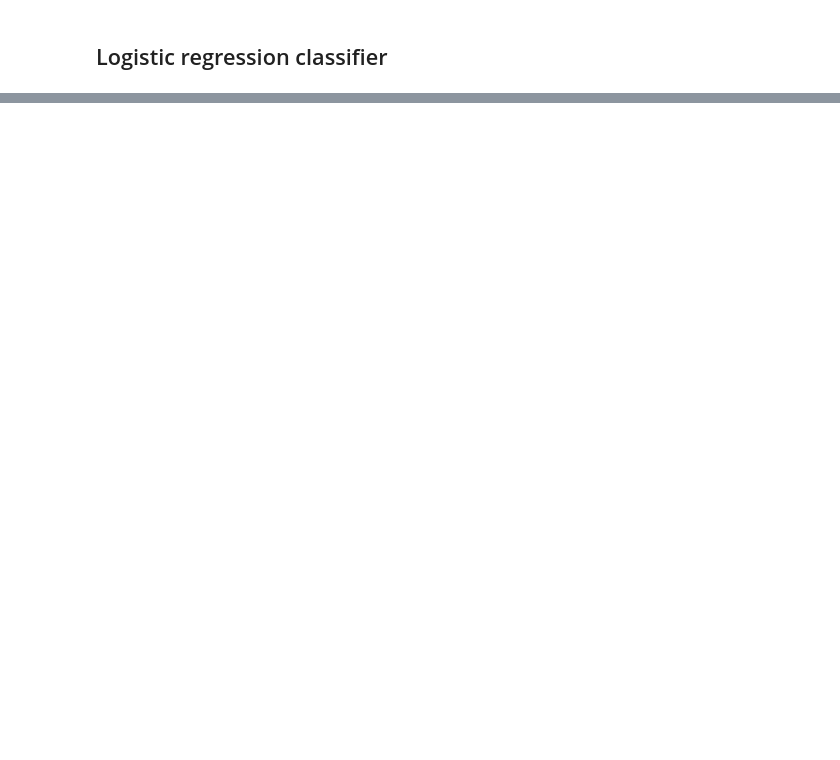
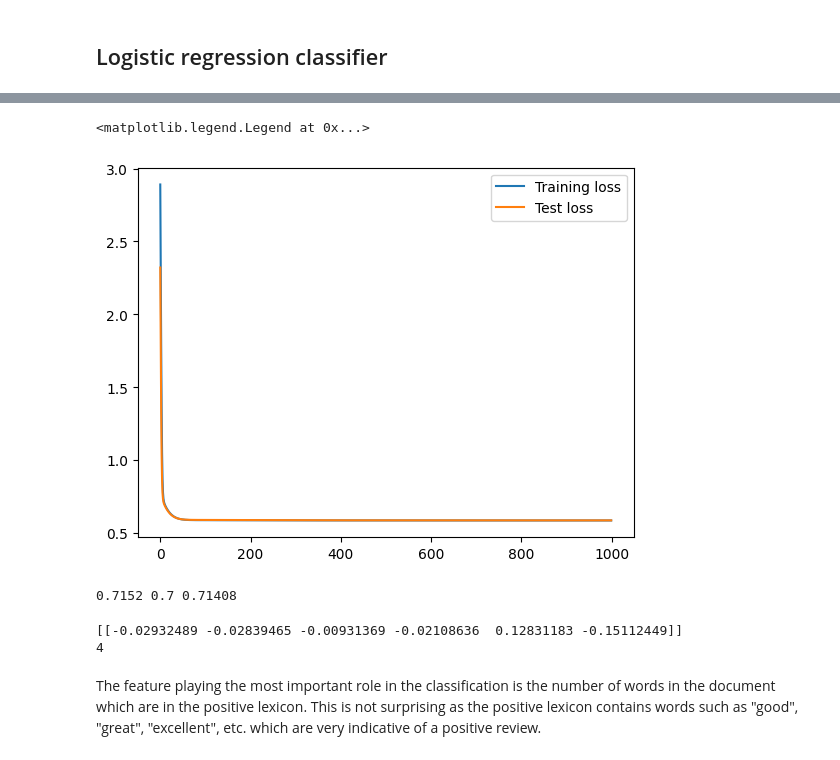
Before and after one commit to QuentinFISCH/nlp1-lab2, a Jupyter notebook: lab03/lab03.ipynb, the cells around one changed output, grey strips where cells are left out. Drawn from its saved outputs; the diff is of its cells as text; code cells hidden in the pictures; blank space fills up the shorter version.

Commit message:
feat(lab03): add logistic regression classifier

```diff
--- a/lab03/lab03.ipynb
+++ b/lab03/lab03.ipynb
@@ -175,0 +193,5 @@ reduced_train
+# %%
+preprocessed_train = generate_features(preprocessed_train)
+print("Train set generated")
+preprocessed_test = generate_features(preprocessed_test)
+print("Test set generated")
@@ -177,0 +230,4 @@ reduced_train
+# %%
+model = LinearRegression(6, 1)
+criterion = nn.BCEWithLogitsLoss()
+optimizer = torch.optim.SGD(model.parameters(), lr=0.01, weight_decay=0.5)
@@ -177,0 +271,32 @@ reduced_train
+# %%
+%%time
+
+n_epochs = 1000
+
+# Keeping an eye on the losses
+train_losses = []
+test_losses = []
+
+# Training loop
+for epoch in range(n_epochs):
+    # Setting all gradients to zero.
+    optimizer.zero_grad()
+
+    # Sending the whole training set through the model.
+    predictions = model(X_train)
+    # Computing the loss.
+    loss = criterion(predictions, y_train)
+    train_losses.append(loss.item())
+    if epoch % 100 == 0:
+        print(loss)
+    # Computing the gradients and gradient descent.
+    loss.backward()
+    optimizer.step()
+
+    # When computing the validation loss, we do not want to update the weights.
+    # torch.no_grad tells PyTorch to not save the necessary data used for
+    # gradient descent.
+    with torch.no_grad():
+        predictions = model(X_valid)
+        loss = criterion(predictions, y_valid)
+        test_losses.append(loss)
@@ -177,0 +316,33 @@ reduced_train
+# %%
+plt.plot(np.arange(len(train_losses)), train_losses, label="Training loss")
+plt.plot(np.arange(len(test_losses)), test_losses, label="Test loss")
+plt.legend()
+# %% [output]
+<matplotlib.legend.Legend at 0x...>
+[figure, added]
+# %%
+with torch.no_grad():
+    p_train = torch.sigmoid(model(X_train))
+    p_train = np.round(p_train.numpy())
+    training_accuracy = np.mean(p_train == y_train.numpy())
+    p_valid = torch.sigmoid(model(X_valid))
+    p_valid = np.round(p_valid.numpy())
+    valid_accuracy = np.mean(p_valid == y_valid.numpy())
+    p_test = torch.sigmoid(model(X_test))
+    p_test = np.round(p_test.numpy())
+    test_accuracy = np.mean(p_test == y_test.numpy())
+print(training_accuracy, valid_accuracy, test_accuracy)
+# %% [output]
+0.7152 0.7 0.71408
+# %%
+# Look at the weights of your classifier. Which features seems to play most for both classes ?
+
+# Let's look at the weights of the linear layer
+weights = model.linear.weight.detach().numpy()
+print(weights)
+print(np.argmax(weights))
+# %% [output]
+[[-0.02932489 -0.02839465 -0.00931369 -0.02108636  0.12831183 -0.15112449]]
+4
+# %% [markdown]
+The feature playing the most important role in the classification is the number of words in the document which are in the positive lexicon. This is not surprising as the positive lexicon contains words such as "good", "great", "excellent", etc. which are very indicative of a positive review.
```
Also changed, not shown: parts of 15 cells of this notebook, 2 other files.
